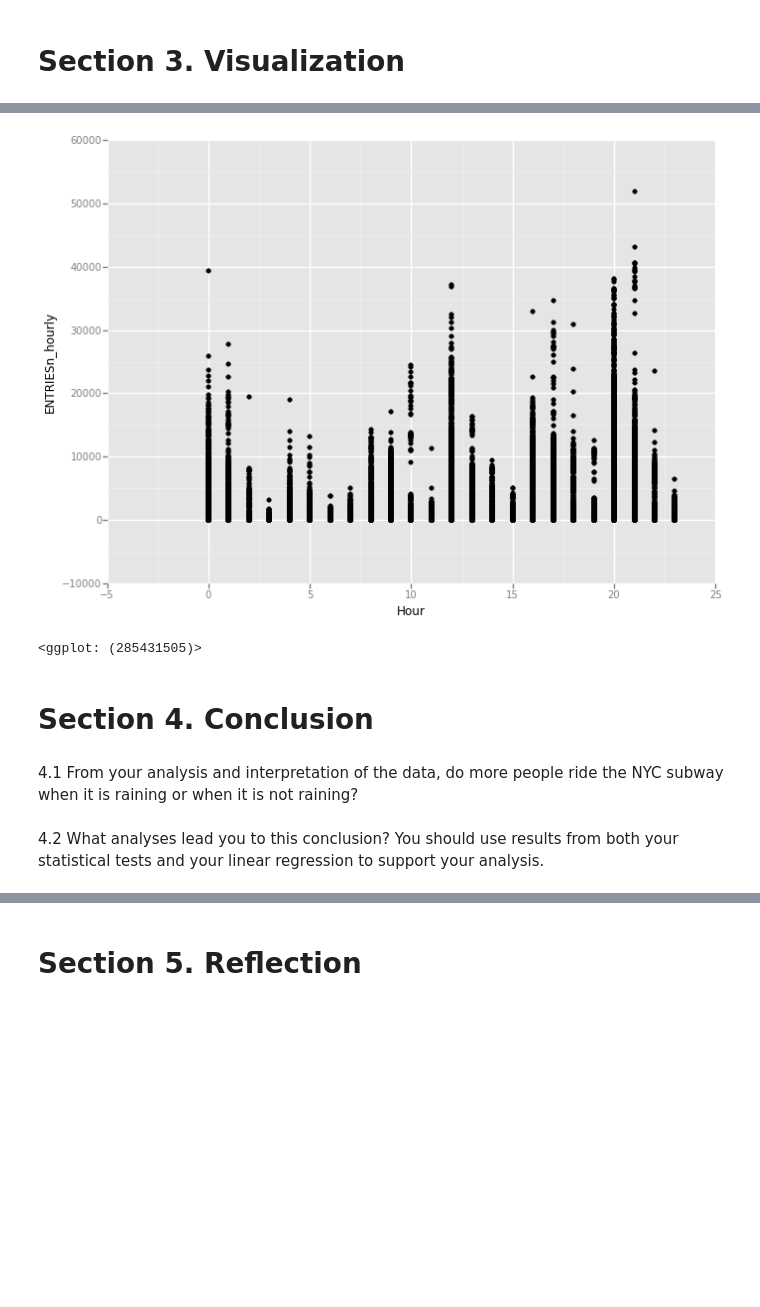
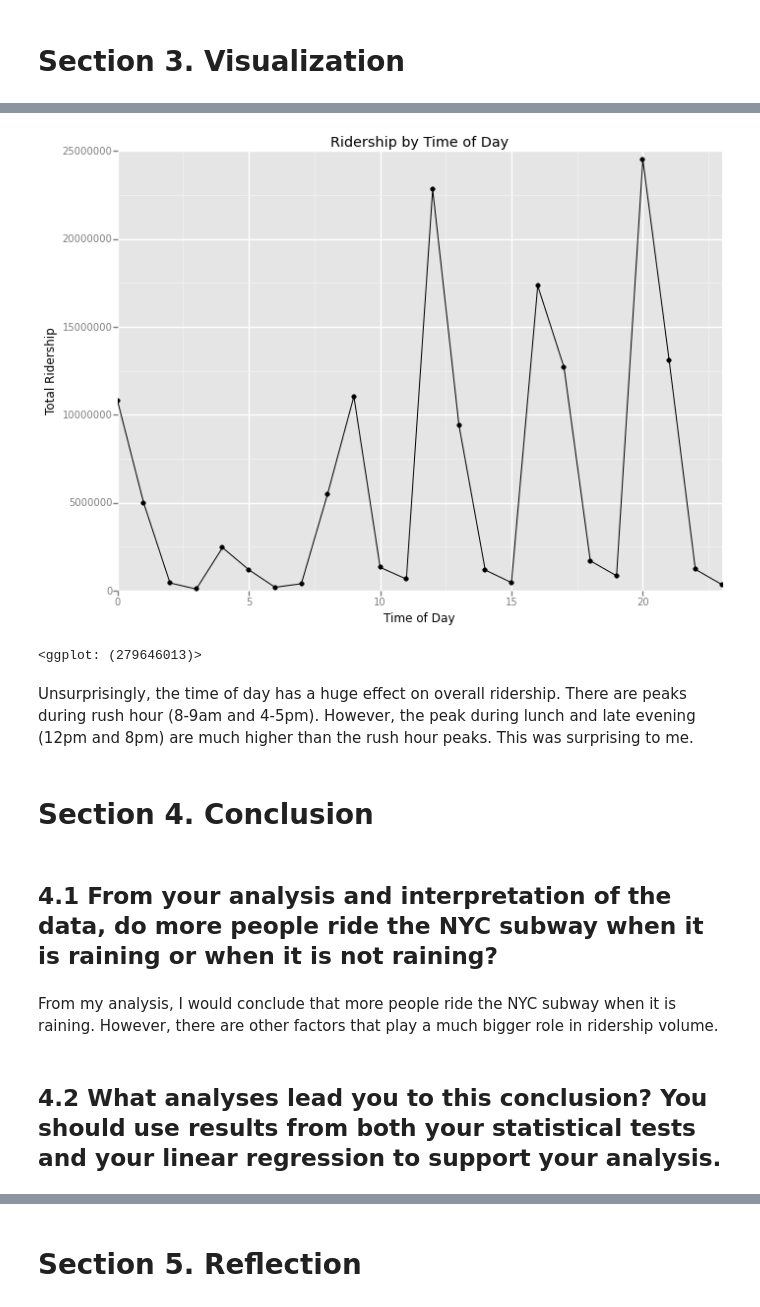
Before and after one commit to simonfengou/Data-Analyst-Nanodegree, a Jupyter notebook: project-2/Project_2.ipynb, the cells around one changed output, grey strips where cells are left out. Saved outputs shown, nothing was run; the diff lists cells and outputs as text; code cells hidden in the pictures; blank space fills up the shorter version.

```diff
--- a/project-2/Project_2.ipynb
+++ b/project-2/Project_2.ipynb
@@ -164,10 +143,0 @@ print plot
-# %%
-from ggplot import *
-
-plot =ggplot(aes(x='Hour', y='ENTRIESn_hourly'), data=df)+ \
-geom_point()
-
-print plot
-# %% [output]
-[figure, removed]
-<ggplot: (285431505)>
@@ -176,8 +144,21 @@ data_with_weekend = df
+# %%
+df_time = pandas.DataFrame(df.groupby('Hour')['ENTRIESn_hourly'].sum())
+df_time['Hour'] = df_time.index
+
+plot_2 = ggplot(aes(x='Hour', y='ENTRIESn_hourly'), data=df_time) + geom_point() + geom_line() + \
+xlim(0,23) + ylim(0,25000000) + ggtitle("Ridership by Time of Day") + xlab("Time of Day") + ylab ("Total Ridership")
+
+print plot_2
+# %% [output]
+[figure, added]
+<ggplot: (279646013)>
+# %% [markdown]
+Unsurprisingly, the time of day has a huge effect on overall ridership. There are peaks during rush hour (8-9am and 4-5pm). However, the peak during lunch and late evening (12pm and 8pm) are much higher than the rush hour peaks.  This was surprising to me.
 # %% [markdown]
 # Section 4. Conclusion
 # %% [markdown]
-4.1 From your analysis and interpretation of the data, do more people ride
-the NYC subway when it is raining or when it is not raining?
+## 4.1 From your analysis and interpretation of the data, do more people ride the NYC subway when it is raining or when it is not raining?
+# %% [markdown]
+From my analysis, I would conclude that more people ride the NYC subway when it is raining.  However, there are other factors that play a much bigger role in ridership volume.
 # %% [markdown]
-4.2 What analyses lead you to this conclusion? You should use results from both your statistical
-tests and your linear regression to support your analysis.
+## 4.2 What analyses lead you to this conclusion? You should use results from both your statistical tests and your linear regression to support your analysis.
```
Also changed, not shown: parts of 24 cells of this notebook.
